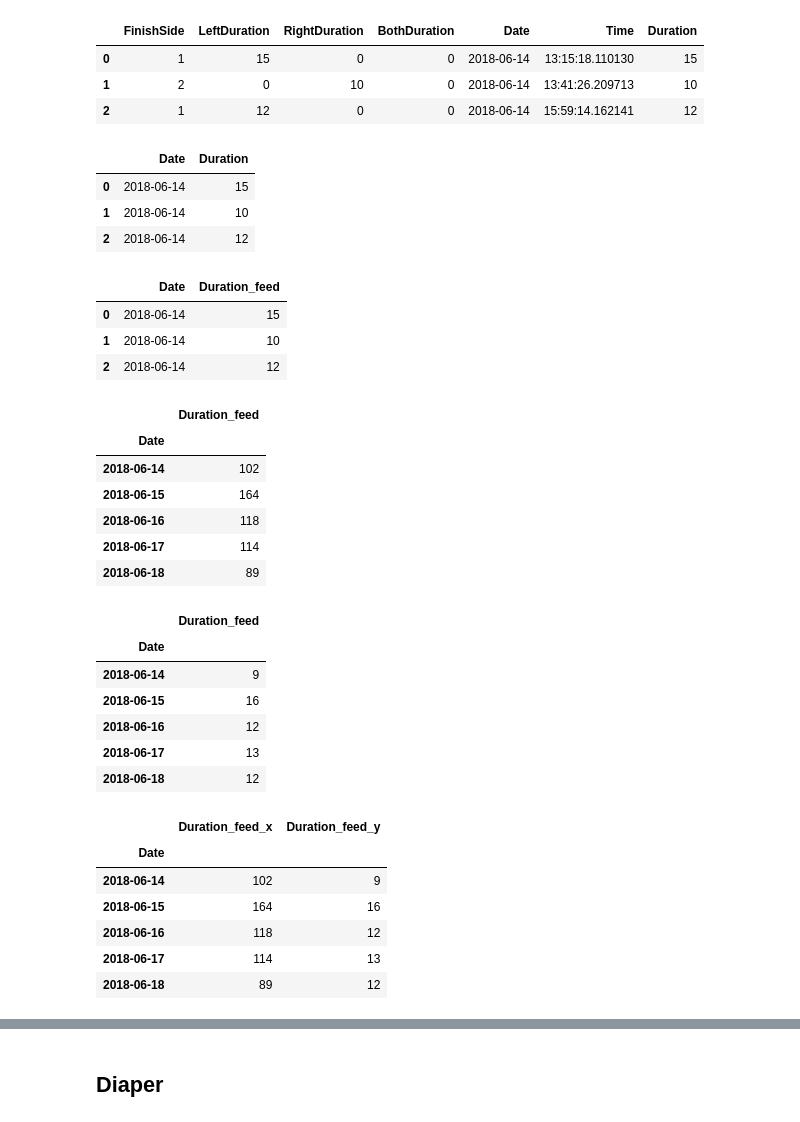
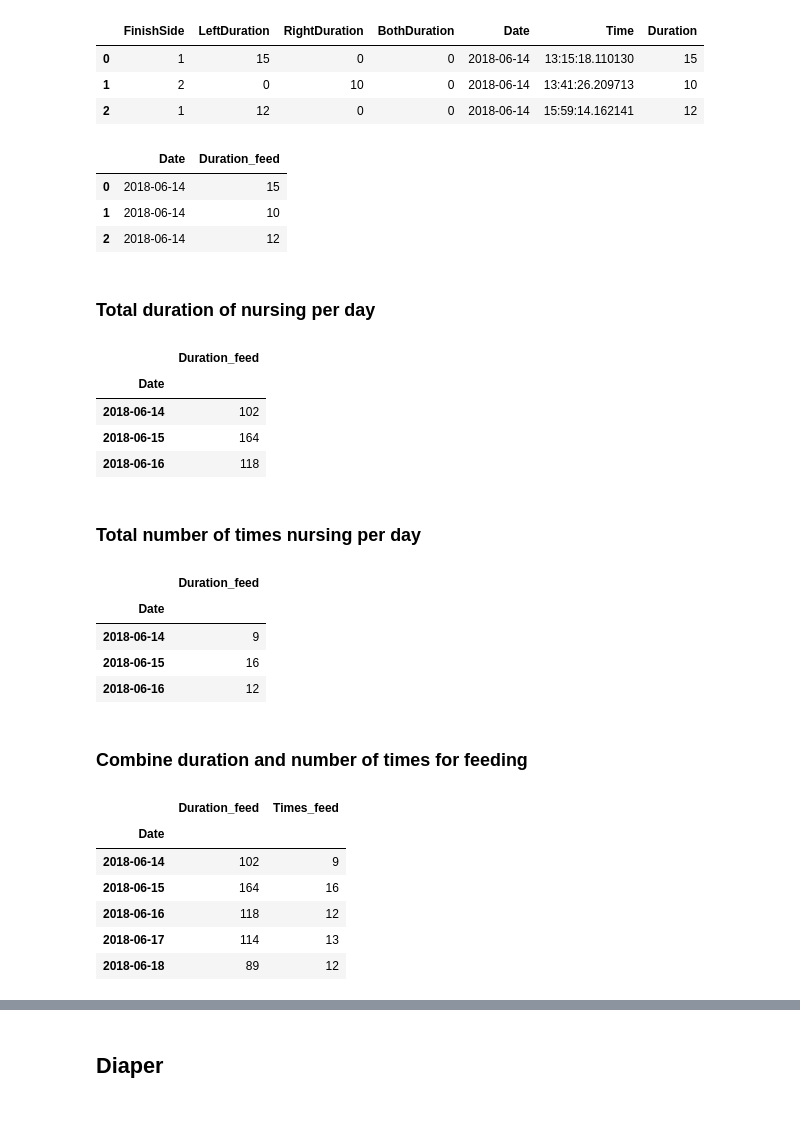
Before and after one commit to yhpf/matochsovklocka, a Jupyter notebook: tove.ipynb, the cells around one changed output, grey strips where cells are left out. Saved outputs shown, nothing was run; the diff lists cells and outputs as text; code cells hidden in the pictures.

```diff
--- a/tove.ipynb
+++ b/tove.ipynb
@@ -409,49 +318,44 @@ all_feed.head(3)
 | 2 | 1 | 12 | 0 | 0 | 2018-06-14 | 15:59:14.162141 | 12 |
 # %%
 all_feed_base = all_feed.drop(['Time', 'FinishSide', 'LeftDuration', 'RightDuration', 'BothDuration'], axis=1)
+all_feed_base = all_feed_base.rename(index=str, columns={"Date": "Date", "Duration": "Duration_feed"})
 all_feed_base.head(3)
 # %% [output]
-|  | Date | Duration |
+|  | Date | Duration_feed |
 | 0 | 2018-06-14 | 15 |
 | 1 | 2018-06-14 | 10 |
 | 2 | 2018-06-14 | 12 |
-# %%
-all_feed_base = all_feed_base.rename(index=str, columns={"Date": "Date", "Duration": "Duration_feed"})
-all_feed_base.head(3)
-# %% [output]
-|  | Date | Duration_feed |
-| 0 | 2018-06-14 | 15 |
-| 1 | 2018-06-14 | 10 |
-| 2 | 2018-06-14 | 12 |
+# %% [markdown]
+### Total duration of nursing per day
 # %%
-# total duration of feeding per dag
 feed_duration_day = all_feed_base.groupby('Date').sum()
-feed_duration_day.head()
+feed_duration_day.head(3)
 # %% [output]
 |  | Duration_feed |
 | Date |  |
 | 2018-06-14 | 102 |
 | 2018-06-15 | 164 |
 | 2018-06-16 | 118 |
-| 2018-06-17 | 114 |
-| 2018-06-18 | 89 |
+# %% [markdown]
+### Total number of times nursing per day
 # %%
-# number of times fed per day
 feed_times_day = all_feed_base.groupby('Date').count()
-feed_times_day.head()
+feed_times_day.head(3)
 # %% [output]
 |  | Duration_feed |
 | Date |  |
 | 2018-06-14 | 9 |
 | 2018-06-15 | 16 |
 | 2018-06-16 | 12 |
-| 2018-06-17 | 13 |
-| 2018-06-18 | 12 |
+# %% [markdown]
+### Combine duration and number of times for feeding
 # %%
 feed_day_base = pd.merge(feed_duration_day, feed_times_day, on = "Date")
+feed_day_base = feed_day_base.rename(index=str, columns={"Duration_feed_x": "Duration_feed",
+                                                         "Duration_feed_y": "Times_feed"})
 feed_day_base.head()
 # %% [output]
-|  | Duration_feed_x | Duration_feed_y |
+|  | Duration_feed | Times_feed |
 | Date |  |  |
 | 2018-06-14 | 102 | 9 |
 | 2018-06-15 | 164 | 16 |
```
Also changed, not shown: parts of 65 cells of this notebook.
